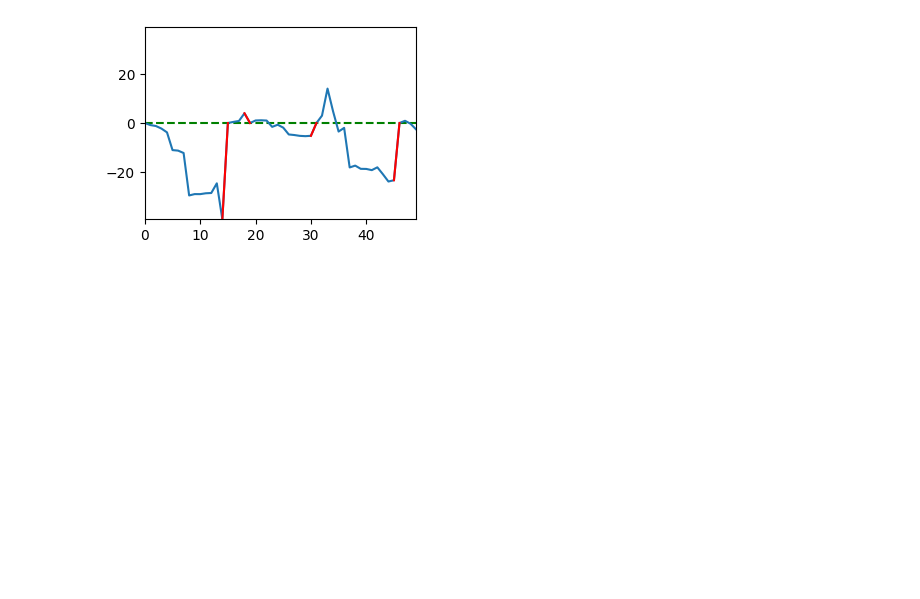
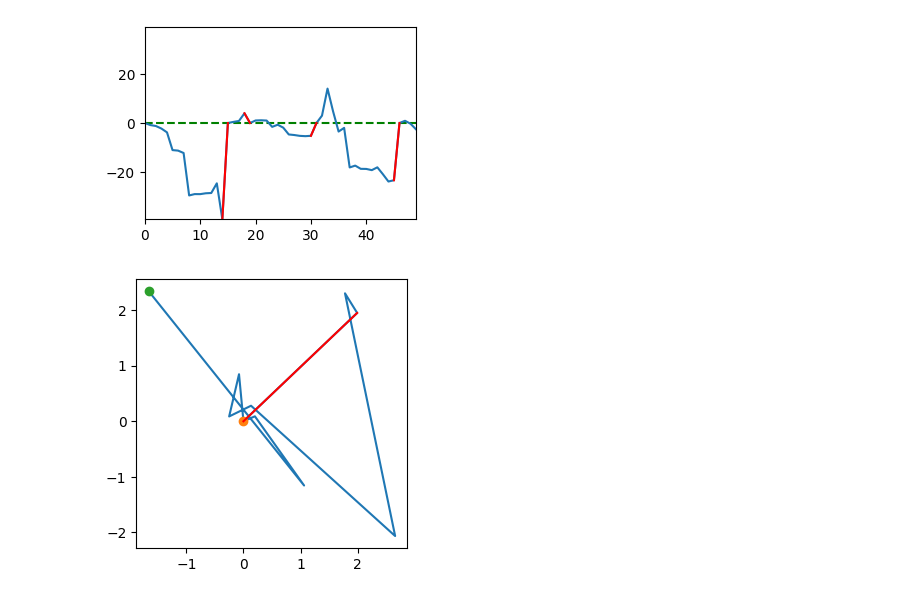
Before and after one commit to John-Zou-IC/M2R_Stochastic_Resetting, a Jupyter notebook: figures.ipynb, the cells around one changed output. Saved outputs shown, nothing was run; the diff lists cells and outputs as text; code cells hidden in the pictures; blank space fills up the shorter version.

Commit message:
Adding 2d Levy Flight

```diff
--- a/figures.ipynb
+++ b/figures.ipynb
@@ -137,3 +137,10 @@ test_levy = s.LevyFlight1D(1, 0, 0, 0.1)
 test_levy.plot_simulation(50)
 # %% [output]
 [figure]
+# %%
+import stochastic_resetting.levy as s
+
+test_levy_2D = s.LevyFlight2D(1, (0, 0), (0, 0), 0.2)
+test_levy_2D.plot_simulation(10)
+# %% [output]
+[figure, added]
```
